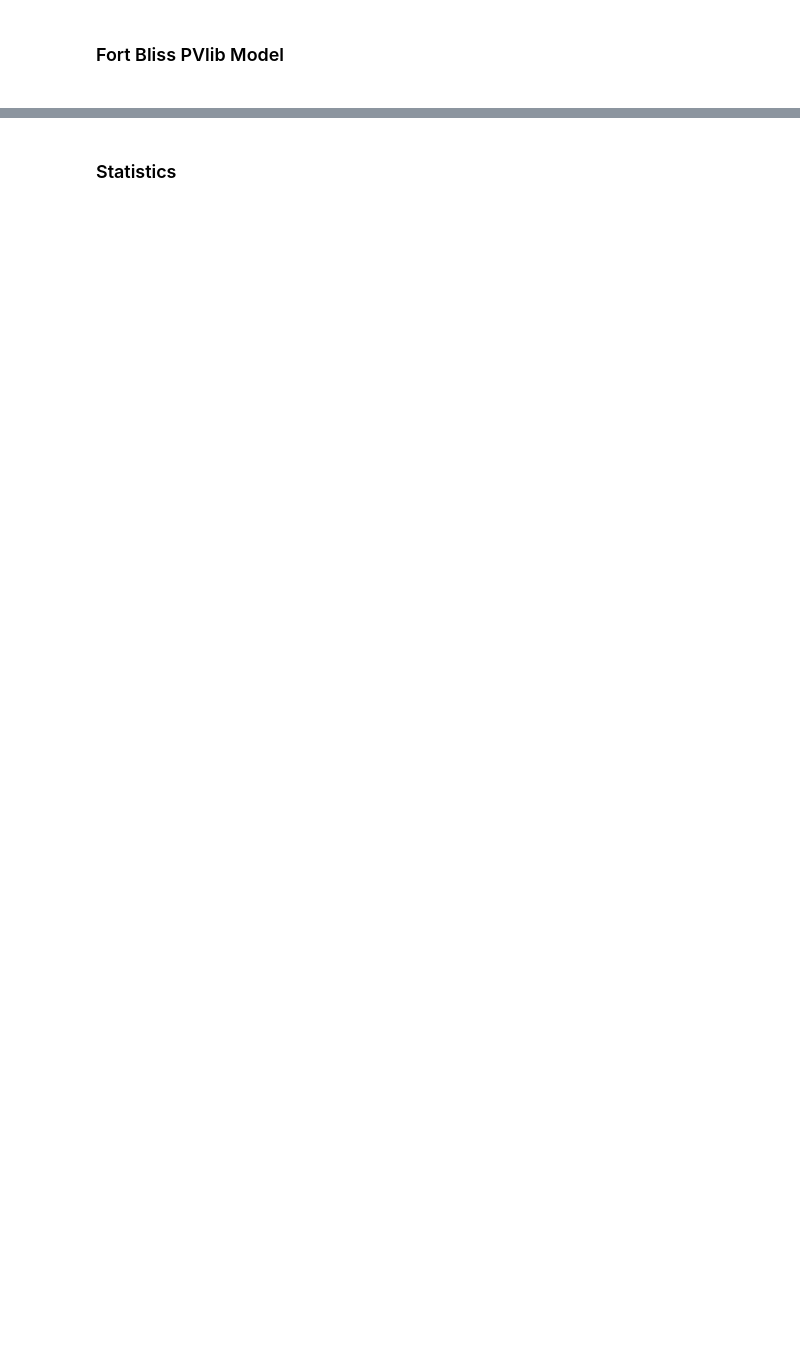
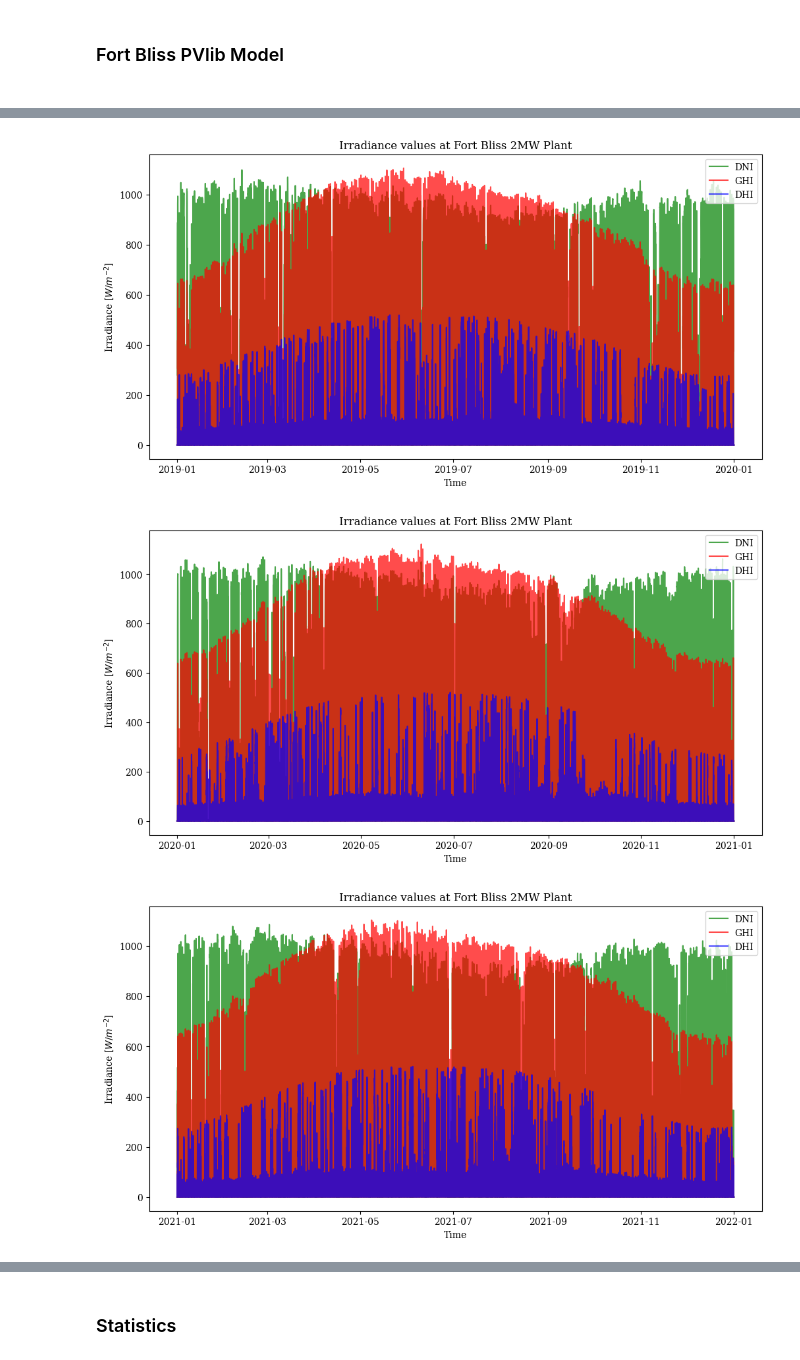
Before and after one commit to ChristopherLovepeace/dust_score_master_thesis, a Jupyter notebook: Solar_Energy_Validation.ipynb, the cells around one changed output, grey strips where cells are left out. Cells and saved outputs as stored; diff of their text form; code cells hidden in the pictures; blank space fills up the shorter version.

```diff
--- a/Solar_Energy_Validation.ipynb
+++ b/Solar_Energy_Validation.ipynb
@@ -395,5 +425,16 @@ Annual Power Production 2021:  5048.019649617838
 # %%
-fort_psm3, fort_psm3_metadata = pvlib.iotools.get_psm3(FORTBLISS_ENERGY[0], FORTBLISS_ENERGY[1], api_key, email, interval=5, names=2019,
-                                             map_variables=True, leap_day=True, attributes=('air_temperature', 'dew_point', 'dhi', 'dni', 'ghi',
-                                                                                            'surface_albedo', 'surface_pressure', 'wind_direction',
-                                                                                            'wind_speed'))
+for year in [2019,2020,2021]:
+    fort_psm3, fort_psm3_metadata = pvlib.iotools.get_psm3(FORTBLISS_ENERGY[0], FORTBLISS_ENERGY[1], api_key, email, interval=5, names=year,
+                                             map_variables=True, leap_day=True, attributes=('air_temperature', 'dew_point', 'dhi', 'dni', 'ghi', 'surface_albedo', 'surface_pressure', 'wind_direction', 'wind_speed'))
+    fig, ax = plt.subplots(figsize=(12, 6))
+    ax.set_title("Irradiance values at Fort Bliss 2MW Plant")
+    ax.set_ylabel("Irradiance $[W/m^{-2}$]")
+    ax.set_xlabel("Time")
+    ax.plot(fort_psm3["dni"], alpha=0.7, color='g',label='DNI')
+    ax.plot(fort_psm3["ghi"], alpha=0.7, color='r',label='GHI')
+    ax.plot(fort_psm3["dhi"], alpha=0.7, color='b',label='DHI')
+    ax.legend(loc='upper right')
+# %% [output]
+[figure, added]
+[figure, added]
+[figure, added]
```
Also changed, not shown: parts of 40 cells of this notebook, 20 other files.
